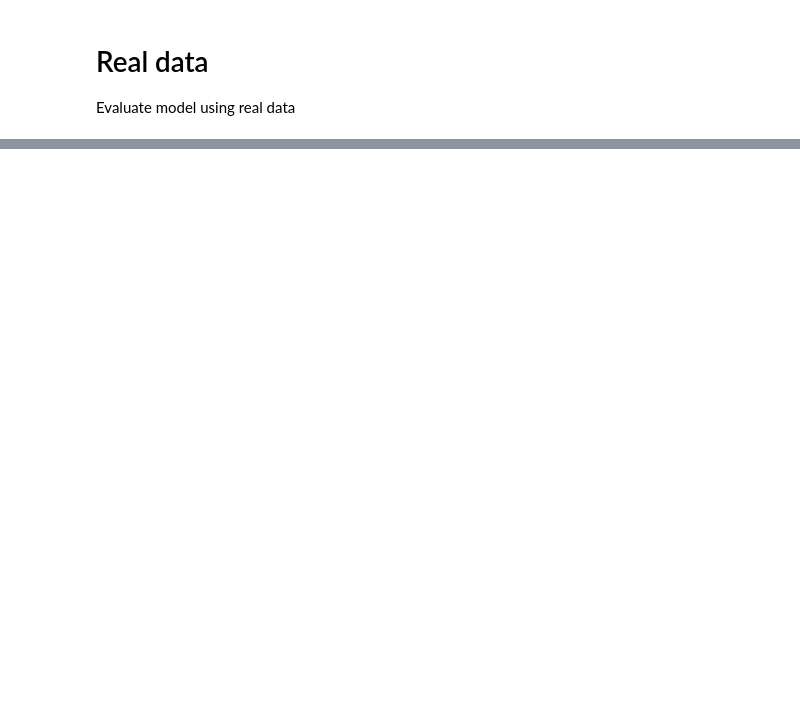
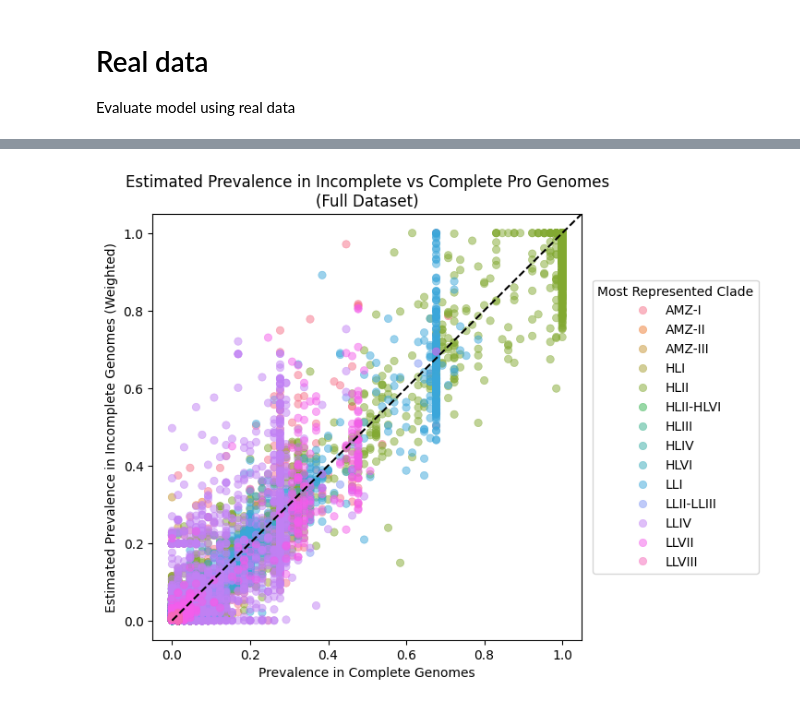
Before and after one commit to blasks/gene-prevalence, a Jupyter notebook: analyses/bernoulli-model.ipynb, the cells around one changed output, grey strips where cells are left out. Saved outputs shown, nothing was run; the diff lists cells and outputs as text; code cells hidden in the pictures; blank space fills up the shorter version.

```diff
--- a/analyses/bernoulli-model.ipynb
+++ b/analyses/bernoulli-model.ipynb
@@ -239,0 +367,58 @@ print(f'RMSE: {rmse:.4f}')
+# %%
+# correct for class imbalance across clades by estimating prevalence separately within
+# each clade and then combining results across clades with a weighted average
+# based on the number of complete genomes in each clade
+
+# initializee dataframe to organize data for plotting
+plot_df = pd.DataFrame(index=pa_incomplete_df.index)
+
+# calculate prevalence estimates separately within each clade
+for clade in clade_series.unique():
+    clade_genomes = clade_series[clade_series == clade].index
+    clade_incomplete_genomes = pa_incomplete_df.columns.intersection(clade_genomes)
+    clade_lambdas_incomplete = estimate_prevalence_bernoulli(
+        data=pa_incomplete_df[clade_incomplete_genomes],
+        lambdas=completeness_series.loc[clade_incomplete_genomes],
+        clip_max=None
+    )
+    plot_df[clade] = clade_lambdas_incomplete
+
+# calculate weighted average of prevalence estimates across clades,
+# using the number of complete genomes in each clade as weights
+clade_weights = clade_series.loc[pa_complete_df.columns].value_counts()
+lambdas_incomplete = plot_df.multiply(clade_weights, axis=1).sum(axis=1) / clade_weights.sum()
+lambdas_incomplete = lambdas_incomplete.clip(upper=1.0)  # Clip values to a maximum of 1.0
+plot_df['Estimated Prevalence in Incomplete Genomes (Weighted)'] = lambdas_incomplete
+
+# calculate "ground truth" prevalence values from complete genomes
+ground_truth = pa_complete_df.mean(axis=1).loc[pa_incomplete_df.index]
+plot_df['Prevalence in Complete Genomes'] = ground_truth
+
+# add most represented clade for each gene family to plot_df
+plot_df['Most Represented Clade'] = most_represented_clade_full.loc[pa_incomplete_df.index]
+plot_df = plot_df.sort_values('Most Represented Clade')
+
+# Create a scatter plot
+plt.figure(figsize=(6, 6))
+sns.scatterplot(
+    data=plot_df,
+    x='Prevalence in Complete Genomes',
+    y='Estimated Prevalence in Incomplete Genomes (Weighted)',
+    hue='Most Represented Clade',
+    alpha=0.5,
+    edgecolor=None)
+
+# Add a line for perfect agreement
+plt.plot([0, 100], [0, 100], '--', color='black')  # Line with slope 1
+
+# Set ranges for x and y axes
+maximum = max(ground_truth.max(), lambdas_incomplete.max())
+plt.xlim(-0.05, maximum + 0.05)
+plt.ylim(-0.05, maximum + 0.05)
+
+# Set title and show plot
+plt.title('Estimated Prevalence in Incomplete vs Complete Pro Genomes\n(Full Dataset)')
+plt.legend(title='Most Represented Clade', bbox_to_anchor=(1.01, 0.5), loc='center left')
+plt.show()
+# %% [output]
+[figure, added]
```
Also changed, not shown: parts of 12 cells of this notebook, 2 other files.
